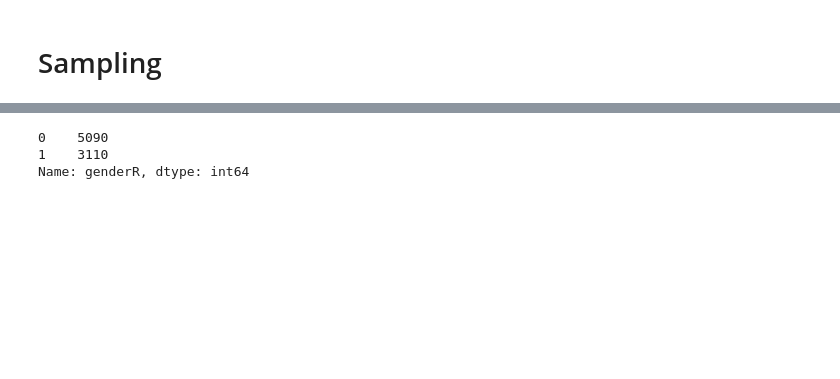
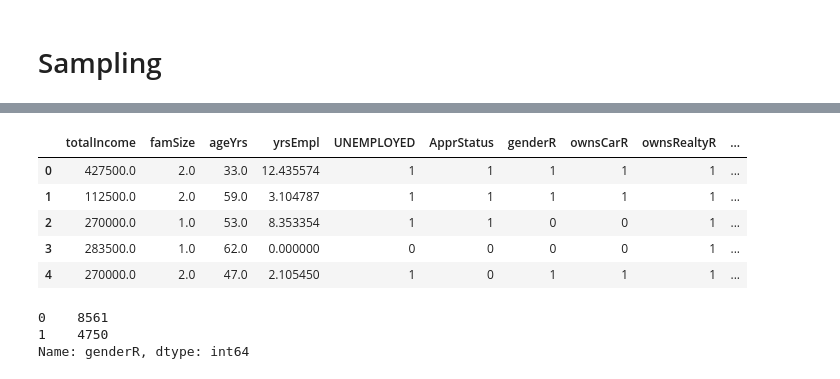
Before and after one commit to dezgarci/Final-Project, a Jupyter notebook: Notebooks/Sampling.ipynb, the cells around one changed output, grey strips where cells are left out. Saved outputs shown, nothing was run; the diff lists cells and outputs as text; code cells hidden in the pictures; blank space fills up the shorter version.

Commit message:
wk2 wk3 changes
cleaned up wrangling

```diff
--- a/Notebooks/Sampling.ipynb
+++ b/Notebooks/Sampling.ipynb
@@ -27,6 +42,18 @@ cleanDummy.head()
+# %%
+# Drop Unnamed:0 col
+cleanDummy.drop('Unnamed: 0', axis=1, inplace=True)
+# %%
+cleanDummy.head()
+# %% [output]
+|  | totalIncome | famSize | ageYrs | yrsEmpl | UNEMPLOYED | ApprStatus | genderR | ownsCarR | ownsRealtyR | ... |
+| 0 | 427500.0 | 2.0 | 33.0 | 12.435574 | 1 | 1 | 1 | 1 | 1 | ... |
+| 1 | 112500.0 | 2.0 | 59.0 | 3.104787 | 1 | 1 | 1 | 1 | 1 | ... |
+| 2 | 270000.0 | 1.0 | 53.0 | 8.353354 | 1 | 1 | 0 | 0 | 1 | ... |
+| 3 | 283500.0 | 1.0 | 62.0 | 0.000000 | 0 | 0 | 0 | 0 | 1 | ... |
+| 4 | 270000.0 | 2.0 | 47.0 | 2.105450 | 1 | 0 | 1 | 1 | 1 | ... |
 # %%
 cleanDummy['genderR'].value_counts()  # 0=F, 1=M
 # %% [output]
-0    5090
-1    3110
+0    8561
+1    4750
 Name: genderR, dtype: int64
```
Also changed, not shown: parts of 10 cells of this notebook, 6 other files.
